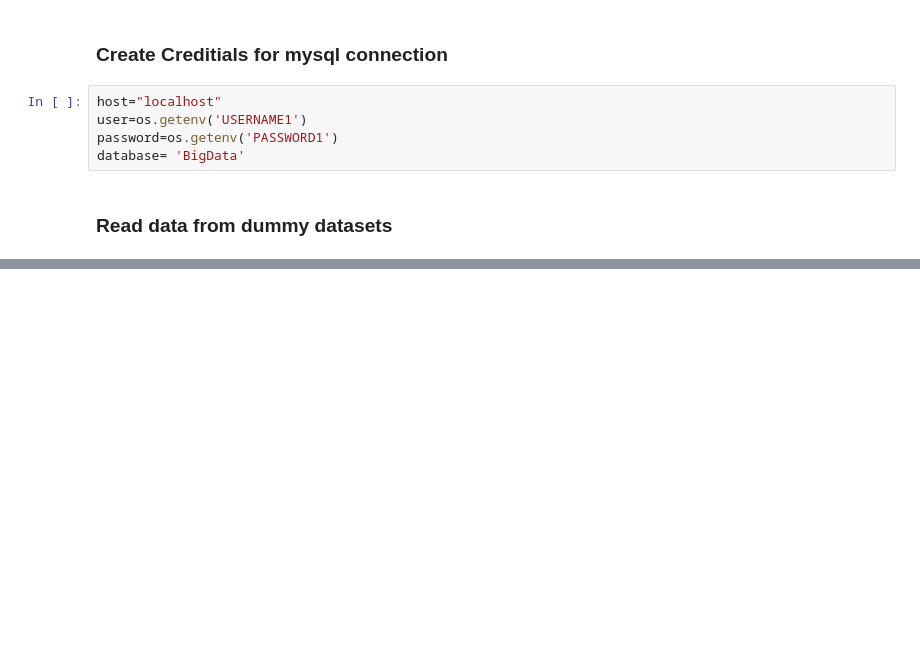
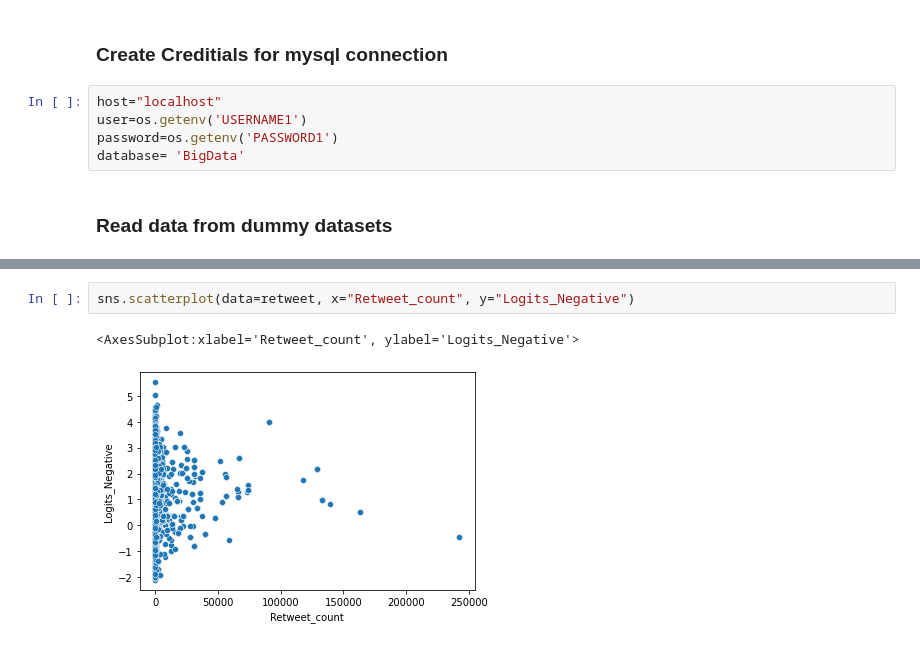
Before and after one commit to Tu1026/Big_Data_Challenge_Team_46, a Jupyter notebook: data_explore/playing data.ipynb, the cells around one changed output, grey strips where cells are left out. Saved outputs shown, nothing was run; the diff lists cells and outputs as text; blank space fills up the shorter version.

```diff
--- a/data_explore/playing data.ipynb
+++ b/data_explore/playing data.ipynb
@@ -28,0 +111,5 @@ NameError: name 'mix' is not defined
+# %%
+sns.scatterplot(data=retweet, x="Retweet_count", y="Logits_Negative")
+# %% [output]
+<AxesSubplot:xlabel='Retweet_count', ylabel='Logits_Negative'>
+[figure, added]
```
Also changed, not shown: parts of 13 cells of this notebook.
